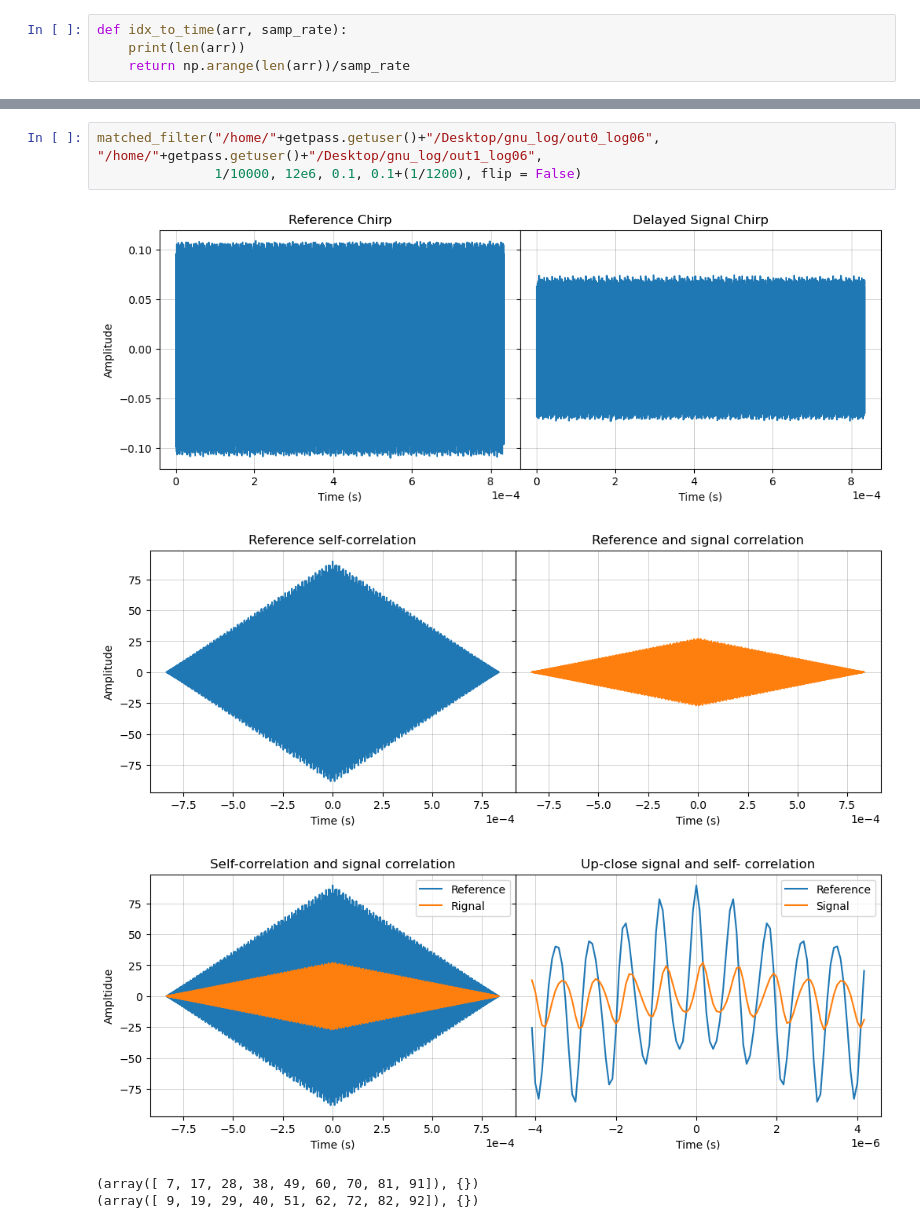
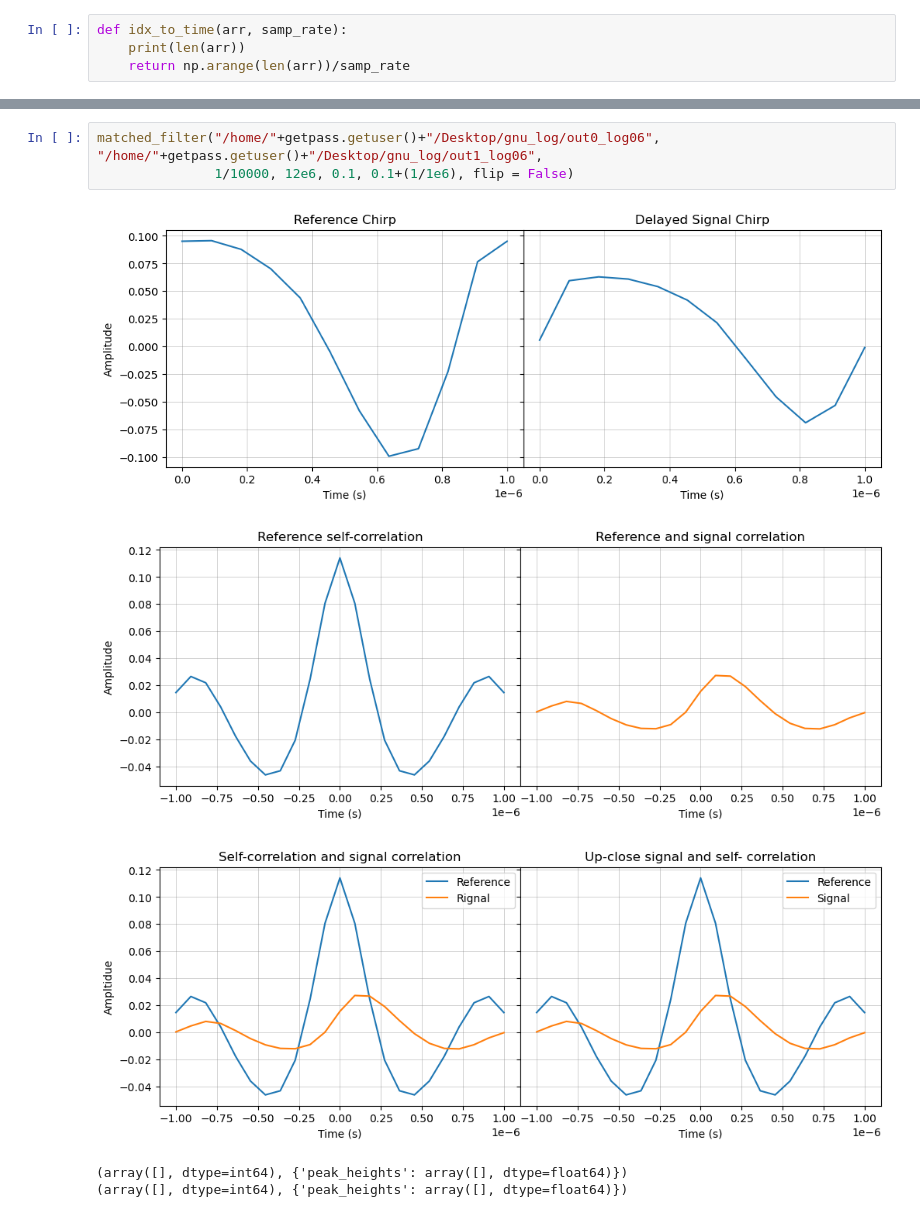
Before and after one commit to MIST-Experiment/gpr, a Jupyter notebook: analysis_notebooks/FMCW_Plotter.ipynb, the cells around one changed output, grey strips where cells are left out. Drawn from its saved outputs; the diff is of its cells as text.

```diff
--- a/analysis_notebooks/FMCW_Plotter.ipynb
+++ b/analysis_notebooks/FMCW_Plotter.ipynb
@@ -148,9 +148,9 @@ matched_filter("/home/"+getpass.getuser()+"/Desktop/gnu_log/out0_log05", "/home/
 # %%
 matched_filter("/home/"+getpass.getuser()+"/Desktop/gnu_log/out0_log06", "/home/"+getpass.getuser()+"/Desktop/gnu_log/out1_log06",
-               1/10000, 12e6, 0.1, 0.1+(1/1200), flip = False)
+               1/10000, 12e6, 0.1, 0.1+(1/1e6), flip = False)
 # %% [output]
-[figure, old version]
+[figure, new version]
-[figure, old version]
+[figure, new version]
-[figure, old version]
+[figure, new version]
-(array([ 7, 17, 28, 38, 49, 60, 70, 81, 91]), {})
-(array([ 9, 19, 29, 40, 51, 62, 72, 82, 92]), {})
+(array([], dtype=int64), {'peak_heights': array([], dtype=float64)})
+(array([], dtype=int64), {'peak_heights': array([], dtype=float64)})
```
Also changed, not shown: parts of 14 cells of this notebook, 4 other files.
